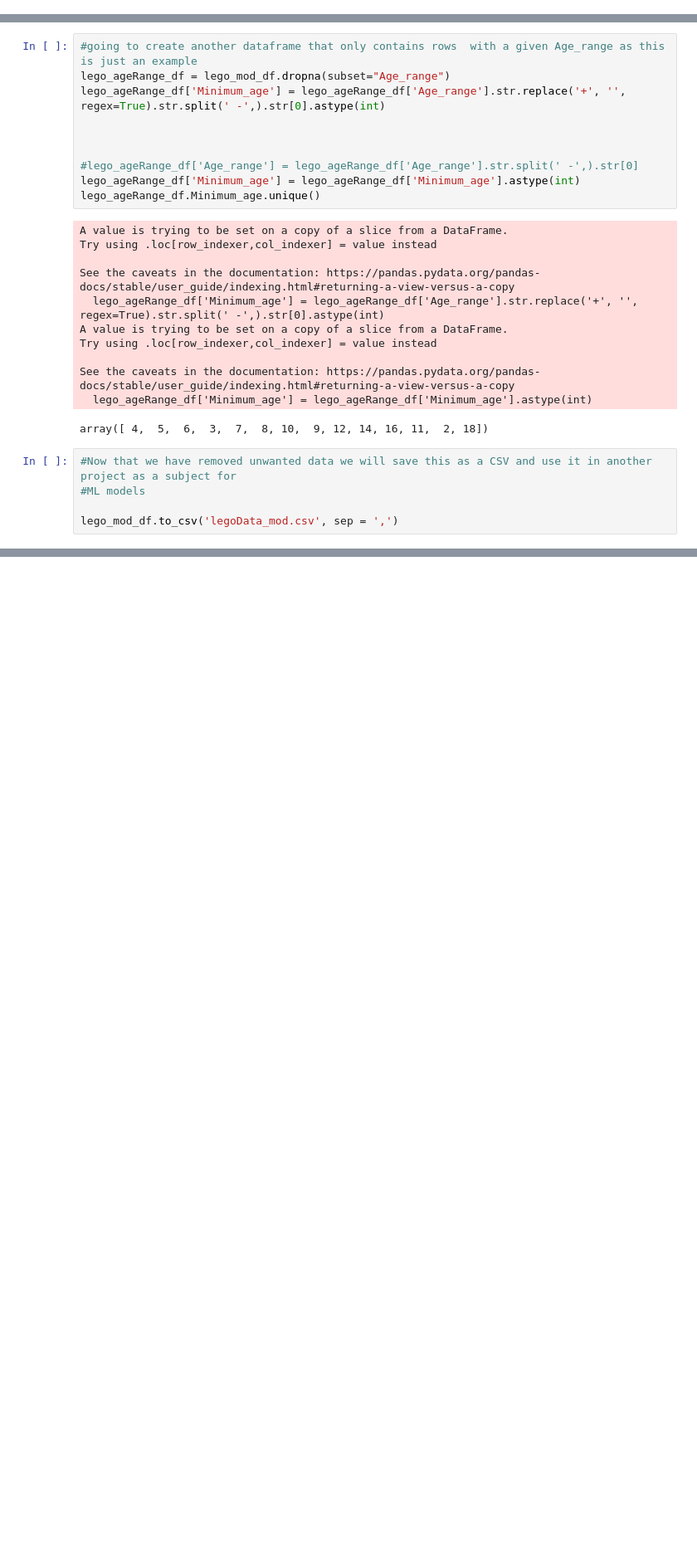
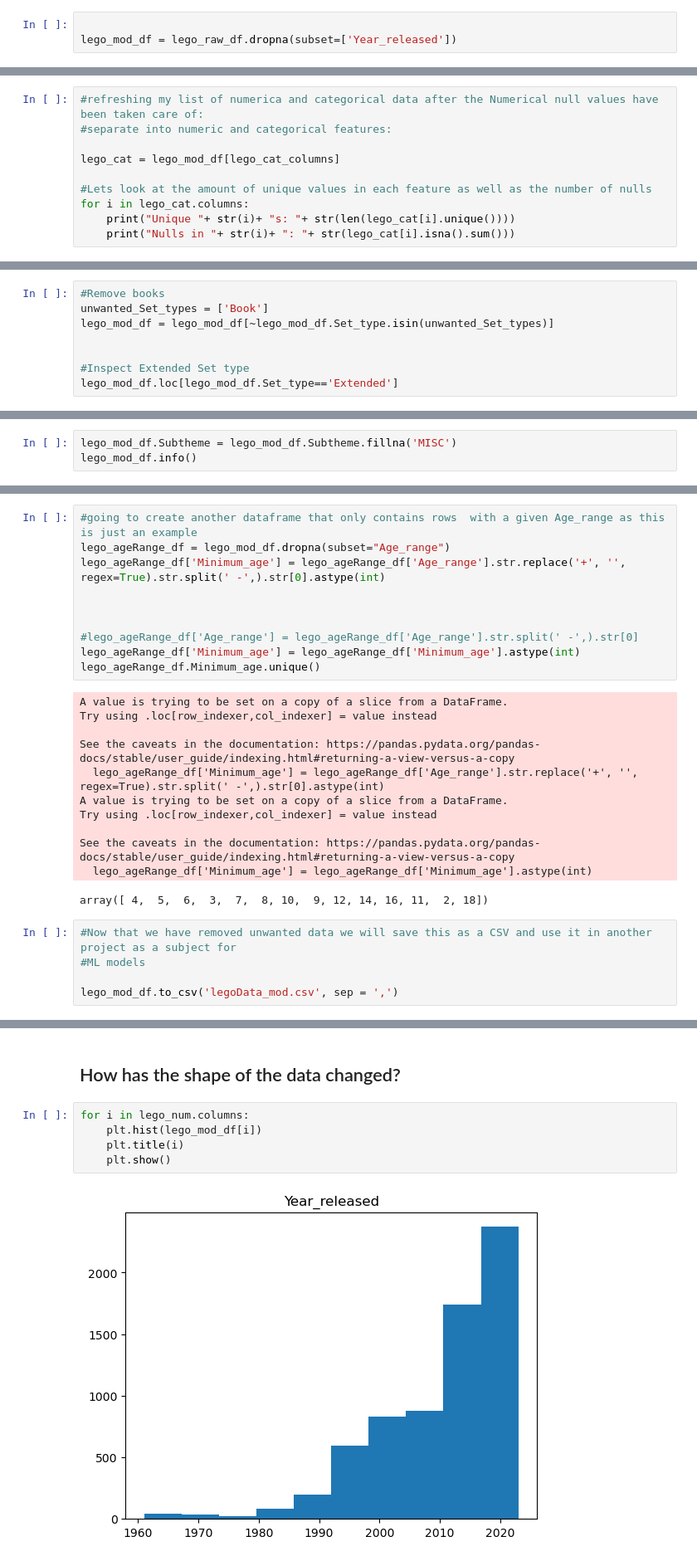
Before and after one commit to Conor020591/LegoSetEDA, a Jupyter notebook: LegoEDA.ipynb, the cells around one changed output, grey strips where cells are left out. Shown at 83% size. Drawn from its saved outputs; the diff is of its cells as text; blank space fills up the shorter version.

```diff
--- a/LegoEDA.ipynb
+++ b/LegoEDA.ipynb
@@ -524,0 +259,3 @@ lego_mod_df.loc[lego_mod_df.Age_range.isna()]
+# %%
+
+lego_mod_df = lego_raw_df.dropna(subset=['Year_released'])
@@ -524,0 +349,10 @@ lego_mod_df.loc[lego_mod_df.Age_range.isna()]
+# %%
+#refreshing my list of numerica and categorical data after the Numerical null values have been taken care of:
+#separate into numeric and categorical features:
+
+lego_cat = lego_mod_df[lego_cat_columns]
+
+#Lets look at the amount of unique values in each feature as well as the number of nulls
+for i in lego_cat.columns:
+    print("Unique "+ str(i)+ "s: "+ str(len(lego_cat[i].unique())))
+    print("Nulls in "+ str(i)+ ": "+ str(lego_cat[i].isna().sum()))
@@ -524,0 +393,8 @@ lego_mod_df.loc[lego_mod_df.Age_range.isna()]
+# %%
+#Remove books
+unwanted_Set_types = ['Book']
+lego_mod_df = lego_mod_df[~lego_mod_df.Set_type.isin(unwanted_Set_types)]
+
+
+#Inspect Extended Set type
+lego_mod_df.loc[lego_mod_df.Set_type=='Extended']
@@ -524,0 +616,3 @@ lego_mod_df.loc[lego_mod_df.Age_range.isna()]
+# %%
+lego_mod_df.Subtheme = lego_mod_df.Subtheme.fillna('MISC')
+lego_mod_df.info()
@@ -551,0 +716,9 @@ lego_mod_df.to_csv('legoData_mod.csv', sep = ',')
+# %% [markdown]
+## How has the shape of the data changed?
+# %%
+for i in lego_num.columns:
+    plt.hist(lego_mod_df[i])
+    plt.title(i)
+    plt.show()
+# %% [output]
+[figure, added]
```
Also changed, not shown: parts of 113 cells of this notebook.
